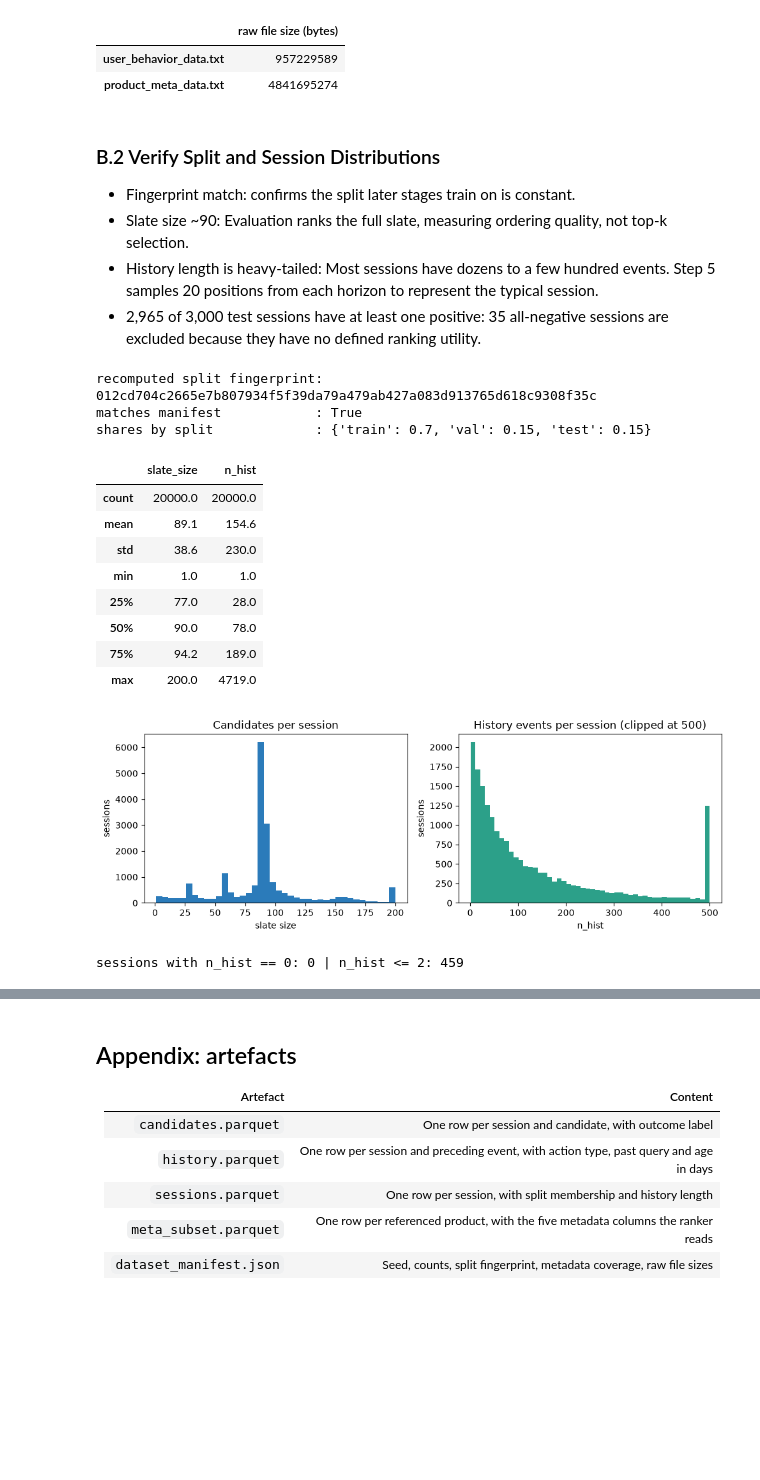
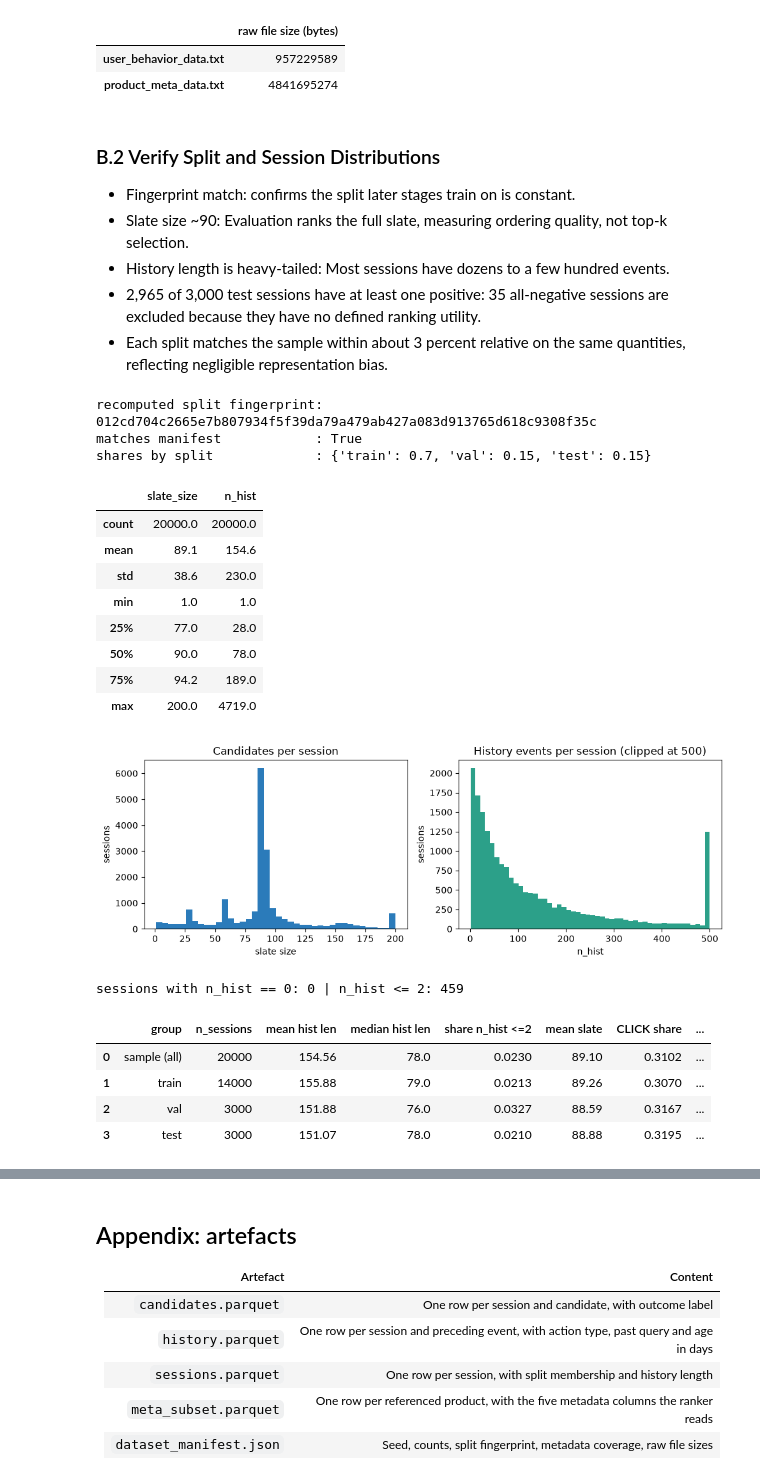
Before and after one commit to steffanylars/nus-web-mining-business-insights, a Jupyter notebook: Final Project/notebooks/Step2_Build_Dataset.ipynb, the cells around one changed output, grey strips where cells are left out. Drawn from its saved outputs; the diff is of its cells as text; code cells hidden in the pictures; blank space fills up the shorter version.

```diff
--- a/Final Project/notebooks/Step2_Build_Dataset.ipynb
+++ b/Final Project/notebooks/Step2_Build_Dataset.ipynb
@@ -349,43 +348,105 @@ split sizes (sessions): {'test': 3000, 'train': 14000, 'val': 3000}
 
 - Fingerprint match: confirms the split later stages train on is constant.
 - Slate size ~90: Evaluation ranks the full slate, measuring ordering quality, not top-k selection.
-- History length is heavy-tailed: Most sessions have dozens to a few hundred events. Step 5 samples 20 positions from each horizon to represent the typical session.
+- History length is heavy-tailed: Most sessions have dozens to a few hundred events.
 - 2,965 of 3,000 test sessions have at least one positive: 35 all-negative sessions are excluded because they have no defined ranking utility.
+- Each split matches the sample within about 3 percent relative on the same quantities, reflecting negligible representation bias.
 # %%
 sess_saved = pd.read_parquet(OUT / "sessions.parquet")
+
 # same recipe as A.6, including the fixed CRLF line ending, so the hash is identical on every OS
 membership = sess_saved[["session_id", "source_row_id", "split"]].to_csv(index=False, lineterminator="\r\n")
 digest = hashlib.sha256(membership.encode()).hexdigest()
 print("recomputed split fingerprint:", digest)
 print("matches manifest            :", digest == manifest["split_sha256"])
 print("shares by split             :", (sess_saved.split.value_counts(normalize=True).round(3)).to_dict())
 
 display(sess_saved[["slate_size", "n_hist"]].describe().round(1))
 
 fig, axes = plt.subplots(1, 2, figsize=(10, 3.6))
 axes[0].hist(sess_saved.slate_size, bins=40, color="#2b7bba")
 axes[0].set(title="Candidates per session", xlabel="slate size", ylabel="sessions")
 axes[1].hist(sess_saved.n_hist.clip(upper=500), bins=50, color="#2ca089")
 axes[1].set(title="History events per session (clipped at 500)", xlabel="n_hist", ylabel="sessions")
 plt.tight_layout()
 plt.show()
 print("sessions with n_hist == 0:", int((sess_saved.n_hist == 0).sum()),
       "| n_hist <= 2:", int((sess_saved.n_hist <= 2).sum()))
+
+# Split-level composition check. The action-type shares per split are not
+# recoverable from sessions.parquet alone, so the raw file is read once more
+# but only the 20,000 sampled rows are parsed.
+types_b = ["CLICK", "CART", "ORD"]
+split_by_source_row = dict(zip(sess_saved["source_row_id"].astype(int),
+                               sess_saved["split"]))
+
+split_type_counts = {s: {t: 0 for t in types_b} for s in ("train", "val", "test")}
+split_hist_lengths = {s: [] for s in ("train", "val", "test")}
+split_slate_sizes  = {s: [] for s in ("train", "val", "test")}
+
+with SRC_USER.open(encoding='utf-8', newline='') as f:
+    reader = csv.DictReader(f, delimiter='\t')
+    for i, row in enumerate(reader):
+        if i not in split_by_source_row:
+            continue
+        s = split_by_source_row[i]
+        htypes = split_list(row.get('history_type_list'))
+        split_hist_lengths[s].append(len(htypes))
+        split_slate_sizes[s].append(len(split_list(row.get('candidate_wid_list'))))
+        for t in htypes:
+            if t in split_type_counts[s]:
+                split_type_counts[s][t] += 1
+
+def _row(label, sessions_frame, hist_lengths, slate_sizes, type_counts):
+    hlen = np.asarray(hist_lengths)
+    total = sum(type_counts.values())
+    row = {
+        "group": label,
+        "n_sessions": len(sessions_frame),
+        "mean hist len": round(float(hlen.mean()), 2),
+        "median hist len": float(np.median(hlen)),
+        "share n_hist <=2": round(float((hlen <= 2).mean()), 4),
+        "mean slate": round(float(np.mean(slate_sizes)), 2),
+    }
+    for t in types_b:
+        row[f"{t} share"] = round(type_counts.get(t, 0) / max(total, 1), 4)
+    return row
+
+all_hist_lengths = sum((split_hist_lengths[s] for s in split_hist_lengths), [])
+all_slate_sizes  = sum((split_slate_sizes[s]  for s in split_slate_sizes),  [])
+all_type_counts  = {t: sum(split_type_counts[s][t] for s in split_type_counts) for t in types_b}
+
+composition_rows = [
+    _row("sample (all)", sess_saved,
+         all_hist_lengths, all_slate_sizes, all_type_counts),
+    _row("train", sess_saved[sess_saved.split == "train"],
+         split_hist_lengths["train"], split_slate_sizes["train"], split_type_counts["train"]),
+    _row("val", sess_saved[sess_saved.split == "val"],
+         split_hist_lengths["val"], split_slate_sizes["val"], split_type_counts["val"]),
+    _row("test", sess_saved[sess_saved.split == "test"],
+         split_hist_lengths["test"], split_slate_sizes["test"], split_type_counts["test"]),
+]
+display(pd.DataFrame(composition_rows))
 # %% [output]
 recomputed split fingerprint: 012cd704c2665e7b807934f5f39da79a479ab427a083d913765d618c9308f35c
 matches manifest            : True
 shares by split             : {'train': 0.7, 'val': 0.15, 'test': 0.15}
 |  | slate_size | n_hist |
 | count | 20000.0 | 20000.0 |
 | mean | 89.1 | 154.6 |
 | std | 38.6 | 230.0 |
 | min | 1.0 | 1.0 |
 | 25% | 77.0 | 28.0 |
 | 50% | 90.0 | 78.0 |
 | 75% | 94.2 | 189.0 |
 | max | 200.0 | 4719.0 |
 [figure]
 sessions with n_hist == 0: 0 | n_hist <= 2: 459
+|  | group | n_sessions | mean hist len | median hist len | share n_hist <=2 | mean slate | CLICK share | ... |
+| 0 | sample (all) | 20000 | 154.56 | 78.0 | 0.0230 | 89.10 | 0.3102 | ... |
+| 1 | train | 14000 | 155.88 | 79.0 | 0.0213 | 89.26 | 0.3070 | ... |
+| 2 | val | 3000 | 151.88 | 76.0 | 0.0327 | 88.59 | 0.3167 | ... |
+| 3 | test | 3000 | 151.07 | 78.0 | 0.0210 | 88.88 | 0.3195 | ... |
 # %% [markdown]
 ## Summary
 
```
Also changed, not shown: parts of 6 cells of this notebook, 1 other file.
